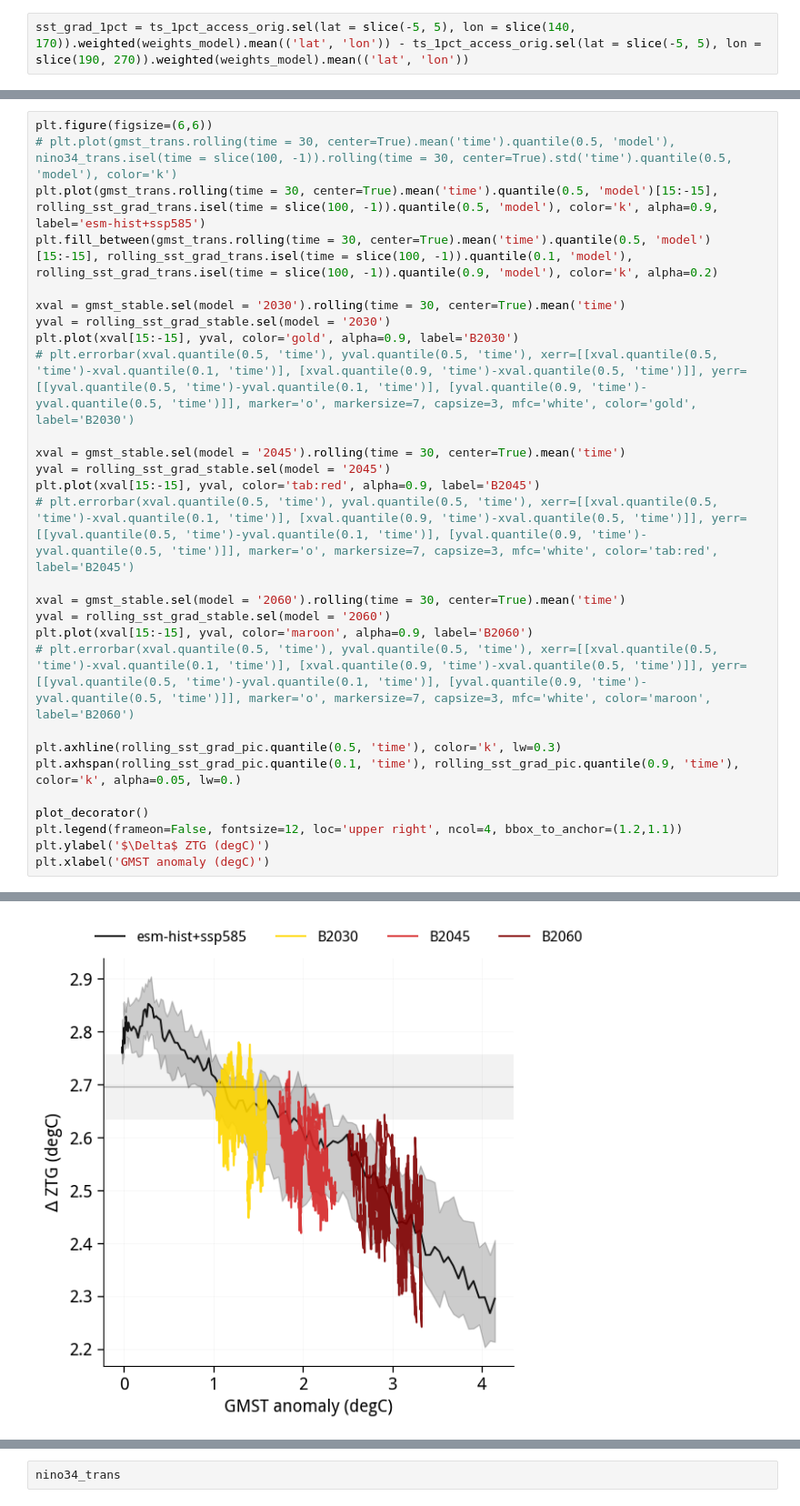
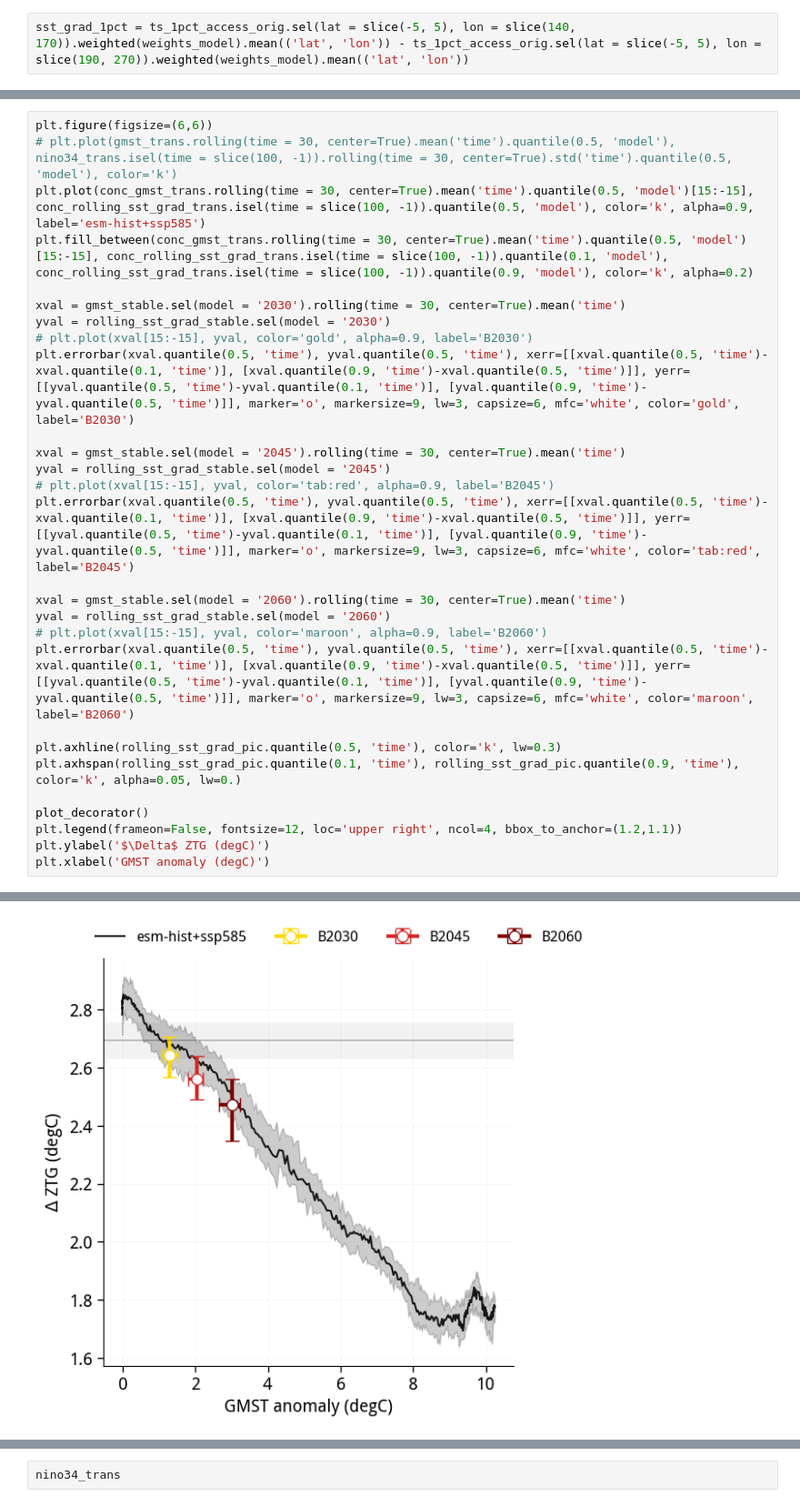
Before and after one commit to adisen99/net_zero_enso_pacific_changes, a Jupyter notebook: 03_access_nz_enso_characteristics.ipynb, the cells around one changed output, grey strips where cells are left out. Shown at 91% size. Drawn from its saved outputs; the diff is of its cells as text.

Commit message:
r1: added code for figures generate for peer reivew round1

```diff
--- a/03_access_nz_enso_characteristics.ipynb
+++ b/03_access_nz_enso_characteristics.ipynb
@@ -1566,31 +1506,31 @@ plt.xlim(1, 4)
 # %%
 plt.figure(figsize=(6,6))
 # plt.plot(gmst_trans.rolling(time = 30, center=True).mean('time').quantile(0.5, 'model'), nino34_trans.isel(time = slice(100, -1)).rolling(time = 30, center=True).std('time').quantile(0.5, 'model'), color='k')
-plt.plot(gmst_trans.rolling(time = 30, center=True).mean('time').quantile(0.5, 'model')[15:-15], rolling_sst_grad_trans.isel(time = slice(100, -1)).quantile(0.5, 'model'), color='k', alpha=0.9, label='esm-hist+ssp585')
-plt.fill_between(gmst_trans.rolling(time = 30, center=True).mean('time').quantile(0.5, 'model')[15:-15], rolling_sst_grad_trans.isel(time = slice(100, -1)).quantile(0.1, 'model'), rolling_sst_grad_trans.isel(time = slice(100, -1)).quantile(0.9, 'model'), color='k', alpha=0.2)
+plt.plot(conc_gmst_trans.rolling(time = 30, center=True).mean('time').quantile(0.5, 'model')[15:-15], conc_rolling_sst_grad_trans.isel(time = slice(100, -1)).quantile(0.5, 'model'), color='k', alpha=0.9, label='esm-hist+ssp585')
+plt.fill_between(conc_gmst_trans.rolling(time = 30, center=True).mean('time').quantile(0.5, 'model')[15:-15], conc_rolling_sst_grad_trans.isel(time = slice(100, -1)).quantile(0.1, 'model'), conc_rolling_sst_grad_trans.isel(time = slice(100, -1)).quantile(0.9, 'model'), color='k', alpha=0.2)
 
 xval = gmst_stable.sel(model = '2030').rolling(time = 30, center=True).mean('time')
 yval = rolling_sst_grad_stable.sel(model = '2030')
-plt.plot(xval[15:-15], yval, color='gold', alpha=0.9, label='B2030')
-# plt.errorbar(xval.quantile(0.5, 'time'), yval.quantile(0.5, 'time'), xerr=[[xval.quantile(0.5, 'time')-xval.quantile(0.1, 'time')], [xval.quantile(0.9, 'time')-xval.quantile(0.5, 'time')]], yerr=[[yval.quantile(0.5, 'time')-yval.quantile(0.1, 'time')], [yval.quantile(0.9, 'time')-yval.quantile(0.5, 'time')]], marker='o', markersize=7, capsize=3, mfc='white', color='gold', label='B2030')
+# plt.plot(xval[15:-15], yval, color='gold', alpha=0.9, label='B2030')
+plt.errorbar(xval.quantile(0.5, 'time'), yval.quantile(0.5, 'time'), xerr=[[xval.quantile(0.5, 'time')-xval.quantile(0.1, 'time')], [xval.quantile(0.9, 'time')-xval.quantile(0.5, 'time')]], yerr=[[yval.quantile(0.5, 'time')-yval.quantile(0.1, 'time')], [yval.quantile(0.9, 'time')-yval.quantile(0.5, 'time')]], marker='o', markersize=9, lw=3, capsize=6, mfc='white', color='gold', label='B2030')
 
 xval = gmst_stable.sel(model = '2045').rolling(time = 30, center=True).mean('time')
 yval = rolling_sst_grad_stable.sel(model = '2045')
-plt.plot(xval[15:-15], yval, color='tab:red', alpha=0.9, label='B2045')
-# plt.errorbar(xval.quantile(0.5, 'time'), yval.quantile(0.5, 'time'), xerr=[[xval.quantile(0.5, 'time')-xval.quantile(0.1, 'time')], [xval.quantile(0.9, 'time')-xval.quantile(0.5, 'time')]], yerr=[[yval.quantile(0.5, 'time')-yval.quantile(0.1, 'time')], [yval.quantile(0.9, 'time')-yval.quantile(0.5, 'time')]], marker='o', markersize=7, capsize=3, mfc='white', color='tab:red', label='B2045')
+# plt.plot(xval[15:-15], yval, color='tab:red', alpha=0.9, label='B2045')
+plt.errorbar(xval.quantile(0.5, 'time'), yval.quantile(0.5, 'time'), xerr=[[xval.quantile(0.5, 'time')-xval.quantile(0.1, 'time')], [xval.quantile(0.9, 'time')-xval.quantile(0.5, 'time')]], yerr=[[yval.quantile(0.5, 'time')-yval.quantile(0.1, 'time')], [yval.quantile(0.9, 'time')-yval.quantile(0.5, 'time')]], marker='o', markersize=9, lw=3, capsize=6, mfc='white', color='tab:red', label='B2045')
 
 xval = gmst_stable.sel(model = '2060').rolling(time = 30, center=True).mean('time')
 yval = rolling_sst_grad_stable.sel(model = '2060')
-plt.plot(xval[15:-15], yval, color='maroon', alpha=0.9, label='B2060')
-# plt.errorbar(xval.quantile(0.5, 'time'), yval.quantile(0.5, 'time'), xerr=[[xval.quantile(0.5, 'time')-xval.quantile(0.1, 'time')], [xval.quantile(0.9, 'time')-xval.quantile(0.5, 'time')]], yerr=[[yval.quantile(0.5, 'time')-yval.quantile(0.1, 'time')], [yval.quantile(0.9, 'time')-yval.quantile(0.5, 'time')]], marker='o', markersize=7, capsize=3, mfc='white', color='maroon', label='B2060')
+# plt.plot(xval[15:-15], yval, color='maroon', alpha=0.9, label='B2060')
+plt.errorbar(xval.quantile(0.5, 'time'), yval.quantile(0.5, 'time'), xerr=[[xval.quantile(0.5, 'time')-xval.quantile(0.1, 'time')], [xval.quantile(0.9, 'time')-xval.quantile(0.5, 'time')]], yerr=[[yval.quantile(0.5, 'time')-yval.quantile(0.1, 'time')], [yval.quantile(0.9, 'time')-yval.quantile(0.5, 'time')]], marker='o', markersize=9, lw=3, capsize=6, mfc='white', color='maroon', label='B2060')
 
 plt.axhline(rolling_sst_grad_pic.quantile(0.5, 'time'), color='k', lw=0.3)
 plt.axhspan(rolling_sst_grad_pic.quantile(0.1, 'time'), rolling_sst_grad_pic.quantile(0.9, 'time'), color='k', alpha=0.05, lw=0.)
 
 plot_decorator()
 plt.legend(frameon=False, fontsize=12, loc='upper right', ncol=4, bbox_to_anchor=(1.2,1.1))
 plt.ylabel('$\Delta$ ZTG (degC)')
 plt.xlabel('GMST anomaly (degC)')
 # %% [output]
 Text(0.5, 0, 'GMST anomaly (degC)')
-[figure, old version]
+[figure, new version]
```
Also changed, not shown: parts of 18 cells of this notebook, 1 other file.
